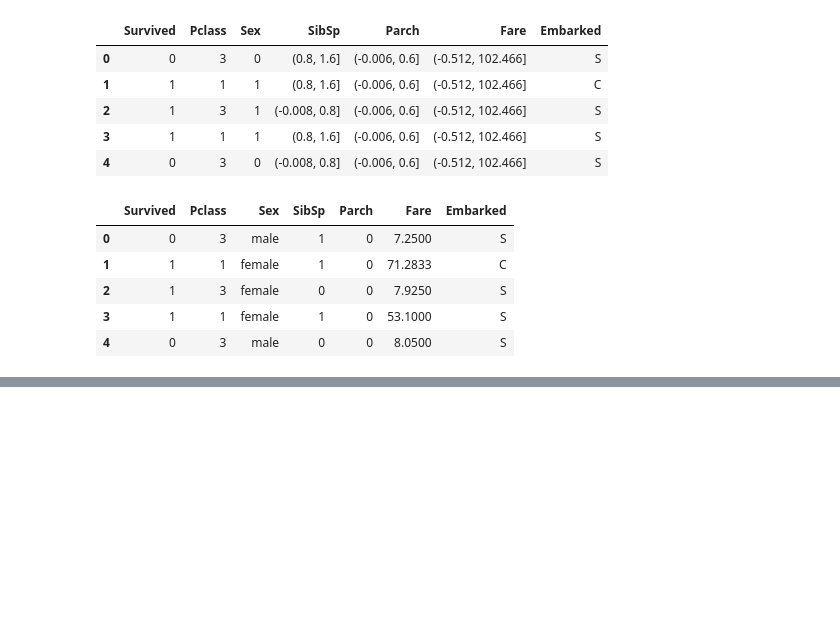
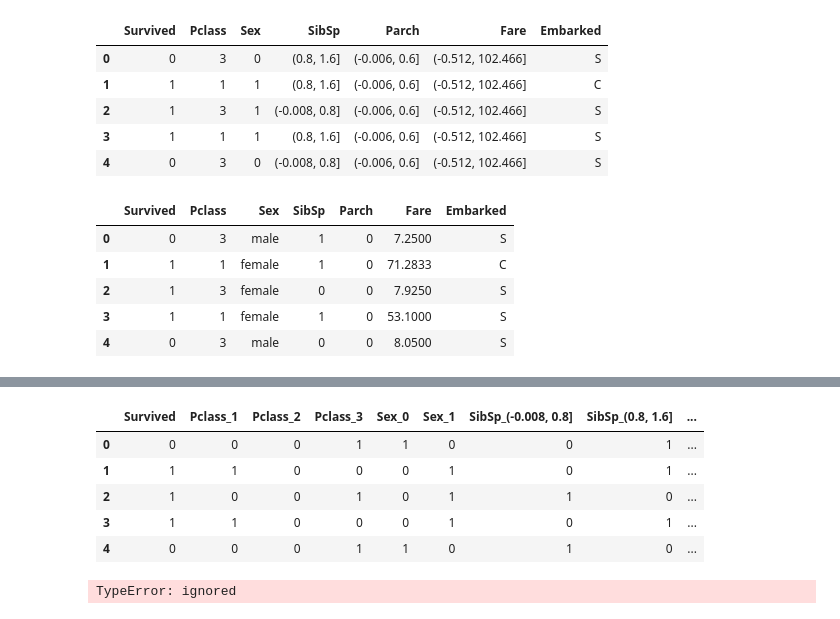
Before and after one commit to felstuff/BackToBasic, a Jupyter notebook: TitanicExplloratory.ipynb, the cells around one changed output, grey strips where cells are left out. Drawn from its saved outputs; the diff is of its cells as text; code cells hidden in the pictures; blank space fills up the shorter version.

```diff
--- a/TitanicExplloratory.ipynb
+++ b/TitanicExplloratory.ipynb
@@ -550,0 +552,21 @@ df_con.head()
+# %%
+#one hot encode binned variables
+one_hot_cols = df_bin.columns.tolist()
+one_hot_cols.remove('Survived')
+df_bin_esc = pd.get_dummies (df_bin, columns=one_hot_cols)
+
+df_bin_esc.head()
+# %% [output]
+|  | Survived | Pclass_1 | Pclass_2 | Pclass_3 | Sex_0 | Sex_1 | SibSp_(-0.008, 0.8] | SibSp_(0.8, 1.6] | ... |
+| 0 | 0 | 0 | 0 | 1 | 1 | 0 | 0 | 1 | ... |
+| 1 | 1 | 1 | 0 | 0 | 0 | 1 | 0 | 1 | ... |
+| 2 | 1 | 0 | 0 | 1 | 0 | 1 | 1 | 0 | ... |
+| 3 | 1 | 1 | 0 | 0 | 0 | 1 | 0 | 1 | ... |
+| 4 | 0 | 0 | 0 | 1 | 1 | 0 | 1 | 0 | ... |
+# %%
+# label Encodeall continuous values using LabelEncode()
+df_con_esc = df_con.apply(LabelEncoder().fit_transform)
+
+df_con_esc.head()
+# %% [output]
+TypeError: ignored
```
Also changed, not shown: parts of 7 cells of this notebook.
